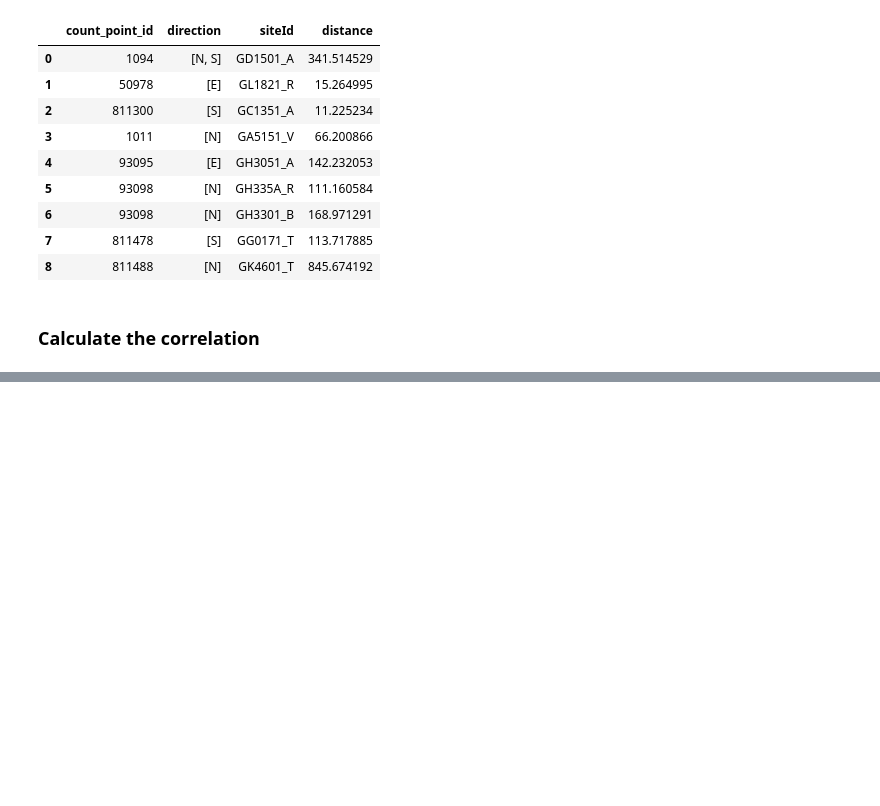
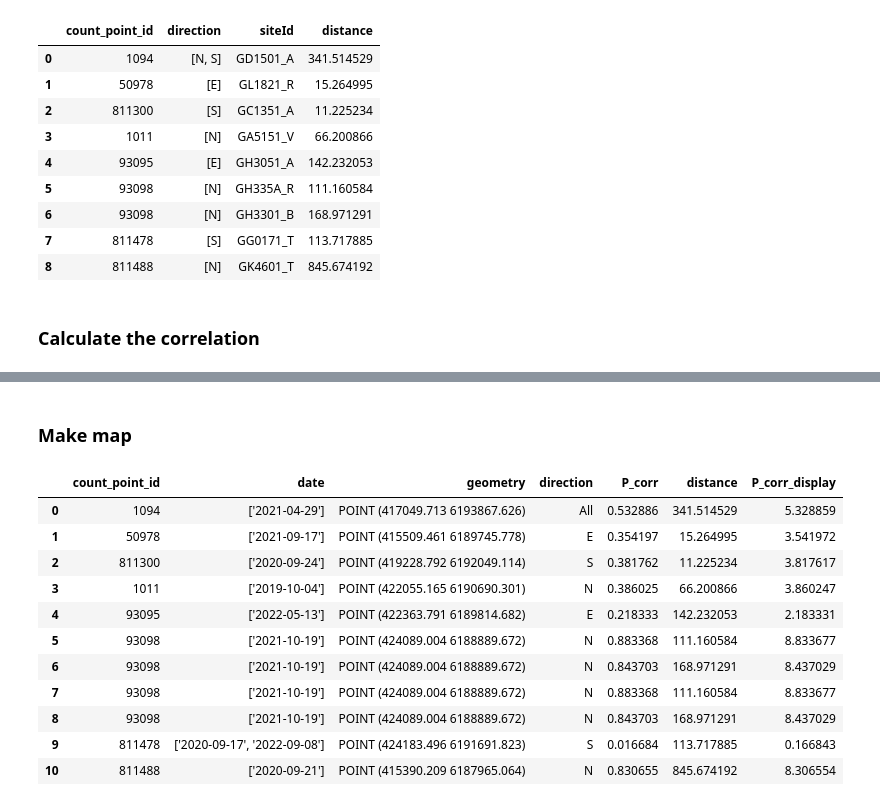
Before and after one commit to YueLi-0816/data_paper, a Jupyter notebook: Traffic_counts_read.ipynb, the cells around one changed output, grey strips where cells are left out. Saved outputs shown, nothing was run; the diff lists cells and outputs as text; code cells hidden in the pictures; blank space fills up the shorter version.

```diff
--- a/Traffic_counts_read.ipynb
+++ b/Traffic_counts_read.ipynb
@@ -507,0 +508,21 @@ None
+# %% [markdown]
+### Make map
+# %%
+countpoint_map = pd.merge(countpoint_dis[['count_point_id','date','geometry']],
+                          corr_df_all_dis[['count_point_id','direction','P_corr','distance']],
+                          how="left", on=["count_point_id"])
+countpoint_map['P_corr_display'] = countpoint_map['P_corr']*10
+countpoint_map
+# %% [output]
+|  | count_point_id | date | geometry | direction | P_corr | distance | P_corr_display |
+| 0 | 1094 | ['2021-04-29'] | POINT (417049.713 6193867.626) | All | 0.532886 | 341.514529 | 5.328859 |
+| 1 | 50978 | ['2021-09-17'] | POINT (415509.461 6189745.778) | E | 0.354197 | 15.264995 | 3.541972 |
+| 2 | 811300 | ['2020-09-24'] | POINT (419228.792 6192049.114) | S | 0.381762 | 11.225234 | 3.817617 |
+| 3 | 1011 | ['2019-10-04'] | POINT (422055.165 6190690.301) | N | 0.386025 | 66.200866 | 3.860247 |
+| 4 | 93095 | ['2022-05-13'] | POINT (422363.791 6189814.682) | E | 0.218333 | 142.232053 | 2.183331 |
+| 5 | 93098 | ['2021-10-19'] | POINT (424089.004 6188889.672) | N | 0.883368 | 111.160584 | 8.833677 |
+| 6 | 93098 | ['2021-10-19'] | POINT (424089.004 6188889.672) | N | 0.843703 | 168.971291 | 8.437029 |
+| 7 | 93098 | ['2021-10-19'] | POINT (424089.004 6188889.672) | N | 0.883368 | 111.160584 | 8.833677 |
+| 8 | 93098 | ['2021-10-19'] | POINT (424089.004 6188889.672) | N | 0.843703 | 168.971291 | 8.437029 |
+| 9 | 811478 | ['2020-09-17', '2022-09-08'] | POINT (424183.496 6191691.823) | S | 0.016684 | 113.717885 | 0.166843 |
+| 10 | 811488 | ['2020-09-21'] | POINT (415390.209 6187965.064) | N | 0.830655 | 845.674192 | 8.306554 |
```
Also changed, not shown: parts of 9 cells of this notebook.
